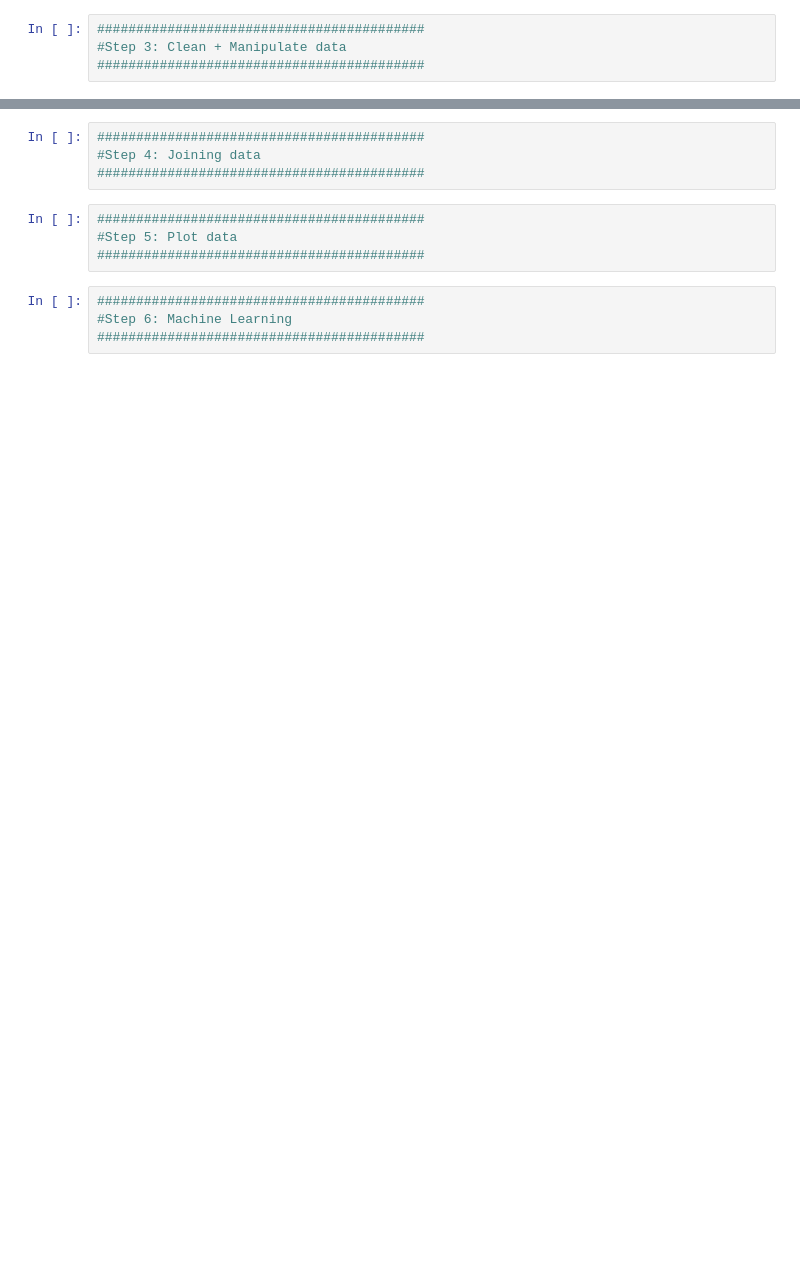
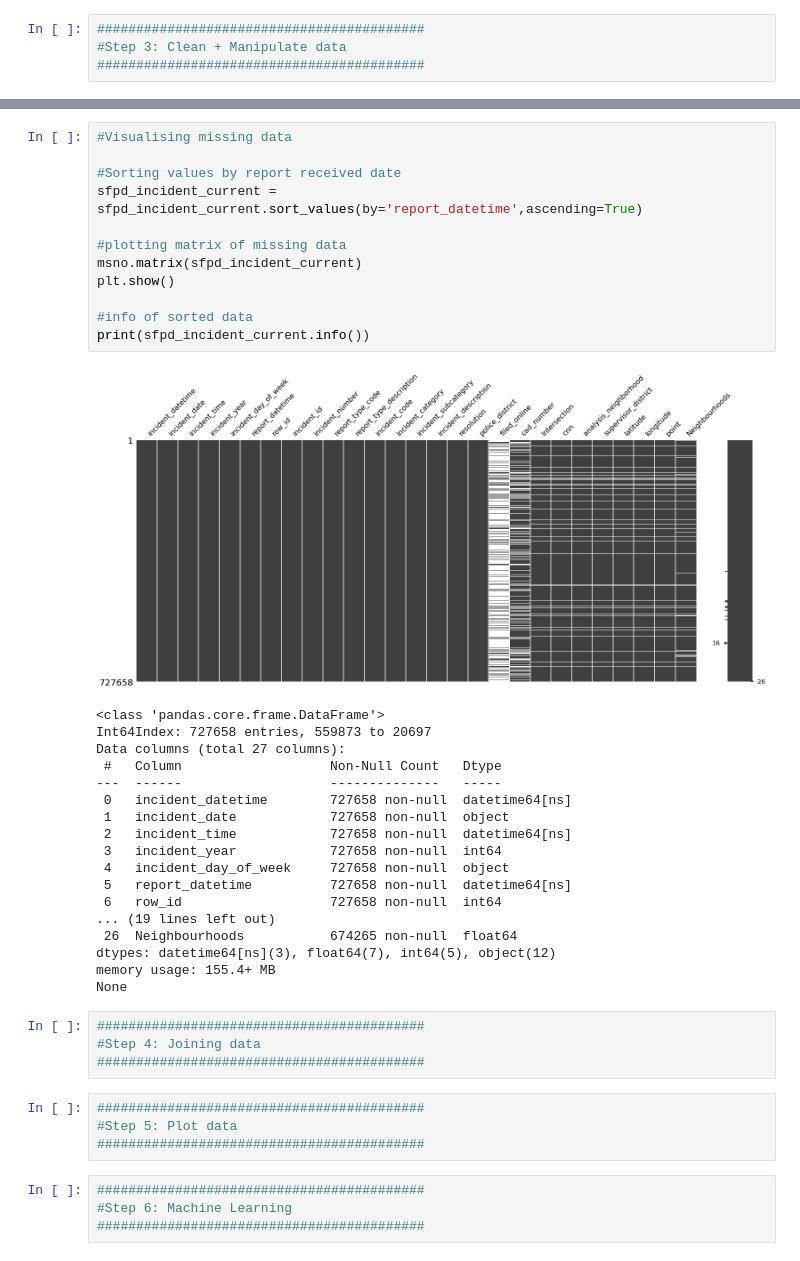
Before and after one commit to jlenehan/Chicago_Dispatch_Classification, a Jupyter notebook: UCDPA_JohnLenehan.ipynb, the cells around one changed output, grey strips where cells are left out. Saved outputs shown, nothing was run; the diff lists cells and outputs as text; blank space fills up the shorter version.

```diff
--- a/UCDPA_JohnLenehan.ipynb
+++ b/UCDPA_JohnLenehan.ipynb
@@ -86,3 +176,34 @@ for x in sfpd_incident_current.columns:
+# %%
+#Visualising missing data
+
+#Sorting values by report received date
+sfpd_incident_current = sfpd_incident_current.sort_values(by='report_datetime',ascending=True)
+
+#plotting matrix of missing data
+msno.matrix(sfpd_incident_current)
+plt.show()
+
+#info of sorted data
+print(sfpd_incident_current.info())
+# %% [output]
+[figure, added]
+<class 'pandas.core.frame.DataFrame'>
+Int64Index: 727658 entries, 559873 to 20697
+Data columns (total 27 columns):
+ #   Column                   Non-Null Count   Dtype
+---  ------                   --------------   -----
+ 0   incident_datetime        727658 non-null  datetime64[ns]
+ 1   incident_date            727658 non-null  object
+ 2   incident_time            727658 non-null  datetime64[ns]
+ 3   incident_year            727658 non-null  int64
+ 4   incident_day_of_week     727658 non-null  object
+ 5   report_datetime          727658 non-null  datetime64[ns]
+ 6   row_id                   727658 non-null  int64
+... (19 lines left out)
+ 26  Neighbourhoods           674265 non-null  float64
+dtypes: datetime64[ns](3), float64(7), int64(5), object(12)
+memory usage: 155.4+ MB
+None
 # %%
 ##########################################
 #Step 4: Joining data
```
Also changed, not shown: parts of 7 cells of this notebook.
